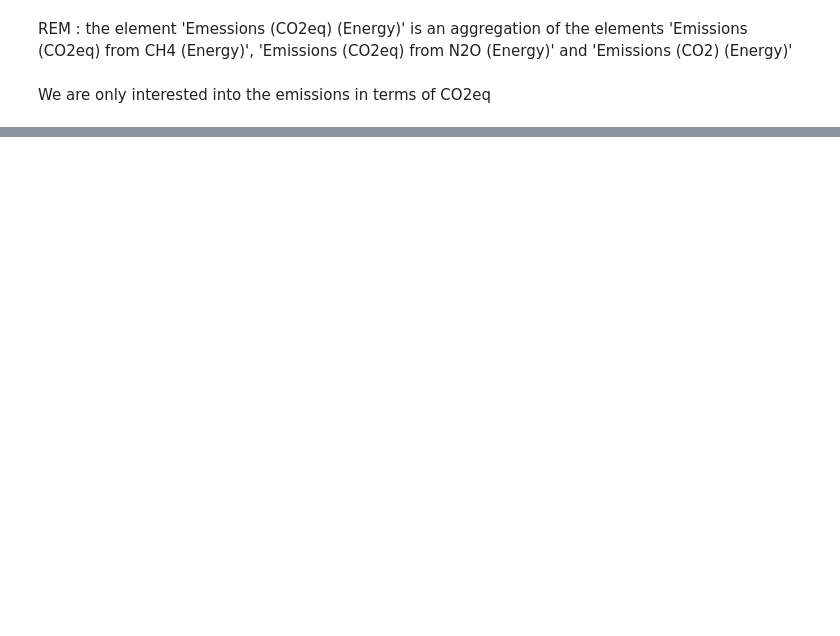
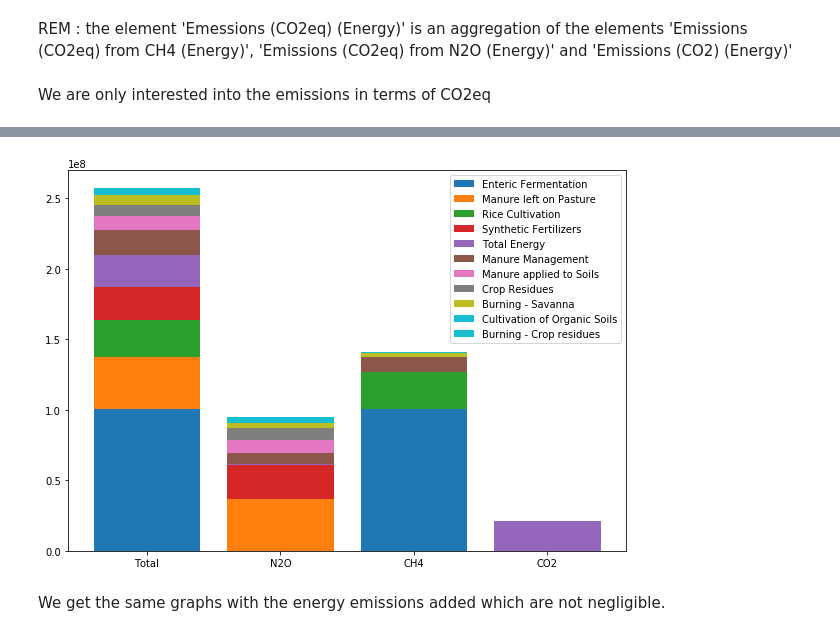
Before and after one commit to Lambo97/ADAProject, a Jupyter notebook: src/greenhouse.ipynb, the cells around one changed output, grey strips where cells are left out. Saved outputs shown, nothing was run; the diff lists cells and outputs as text; code cells hidden in the pictures; blank space fills up the shorter version.

```diff
--- a/src/greenhouse.ipynb
+++ b/src/greenhouse.ipynb
@@ -299,0 +381,7 @@ emissions_energy
+# %%
+emissions_energy_world_N2O = emissions_energy_world[emissions_energy_world['Element'] == 'Emissions (CO2eq) from N2O (Energy)']
+emissions_energy_world_N2O = emissions_energy_world_N2O[columns].groupby(['Item']).sum().reset_index().set_index('Item')
+print(emissions_energy_world_N2O)
+emissions_world_N2O = emissions_world_N2O.append(emissions_energy_world_N2O)
+emissions_world_N2O.sort_values('Value', ascending=False, inplace=True)
+emissions_world_N2O.head(20)
@@ -299,0 +403,7 @@ emissions_energy
+# %%
+emissions_energy_world_CH4 = emissions_energy_world[emissions_energy_world['Element'] == 'Emissions (CO2eq) from CH4 (Energy)']
+emissions_energy_world_CH4 = emissions_energy_world_CH4[columns].groupby(['Item']).sum().reset_index().set_index('Item')
+print(emissions_energy_world_CH4)
+emissions_world_CH4 = emissions_world_CH4.append(emissions_energy_world_CH4)
+emissions_world_CH4.sort_values('Value', ascending=False, inplace=True)
+emissions_world_CH4.head(20)
@@ -299,0 +422,5 @@ emissions_energy
+# %%
+#for CO2, we can directly create a new dataframe because there is no CO2 emissions in agriculture out of energy use
+emissions_world_CO2 = emissions_energy_world[emissions_energy_world['Element'] == 'Emissions (CO2) (Energy)']
+emissions_world_CO2 = emissions_world_CO2[columns].groupby(['Item']).sum().reset_index().set_index('Item')
+print(emissions_world_CO2)
@@ -299,0 +433,6 @@ emissions_energy
+# %%
+# Left join
+emissions_plot = emissions_world_CO2eq.join(emissions_world_N2O, lsuffix="CO2eq", rsuffix="N20").join(emissions_world_CH4)\
+                    .rename({'Value':'ValueCH4'}, axis=1).fillna(0)
+emissions_plot = emissions_plot.join(emissions_world_CO2).rename({'Value':'ValueCO2'},axis=1).reset_index().fillna(0)
+emissions_plot.head(10)
@@ -299,0 +451,20 @@ emissions_energy
+# %%
+fig, ax = plt.subplots(figsize=(10,7))
+
+items = emissions_plot['Item']
+margin_bottom = np.zeros(emissions_plot.shape[1]-1)
+
+ind = ["Total", "N2O", "CH4", "CO2"]
+
+colors = plt.cm.tab10(np.linspace(0, 1, len(emissions_plot['Item'])))
+
+for num, item in enumerate(items):
+    values = list(emissions_plot.loc[num])[1:5]
+    plt.bar(ind, values, bottom=margin_bottom, color = colors[num],label=item)
+    margin_bottom += values
+plt.legend()
+plt.show()
+# %% [output]
+[figure, added]
+# %% [markdown]
+We get the same graphs with the energy emissions added which are not negligible.
```
Also changed, not shown: parts of 16 cells of this notebook.
